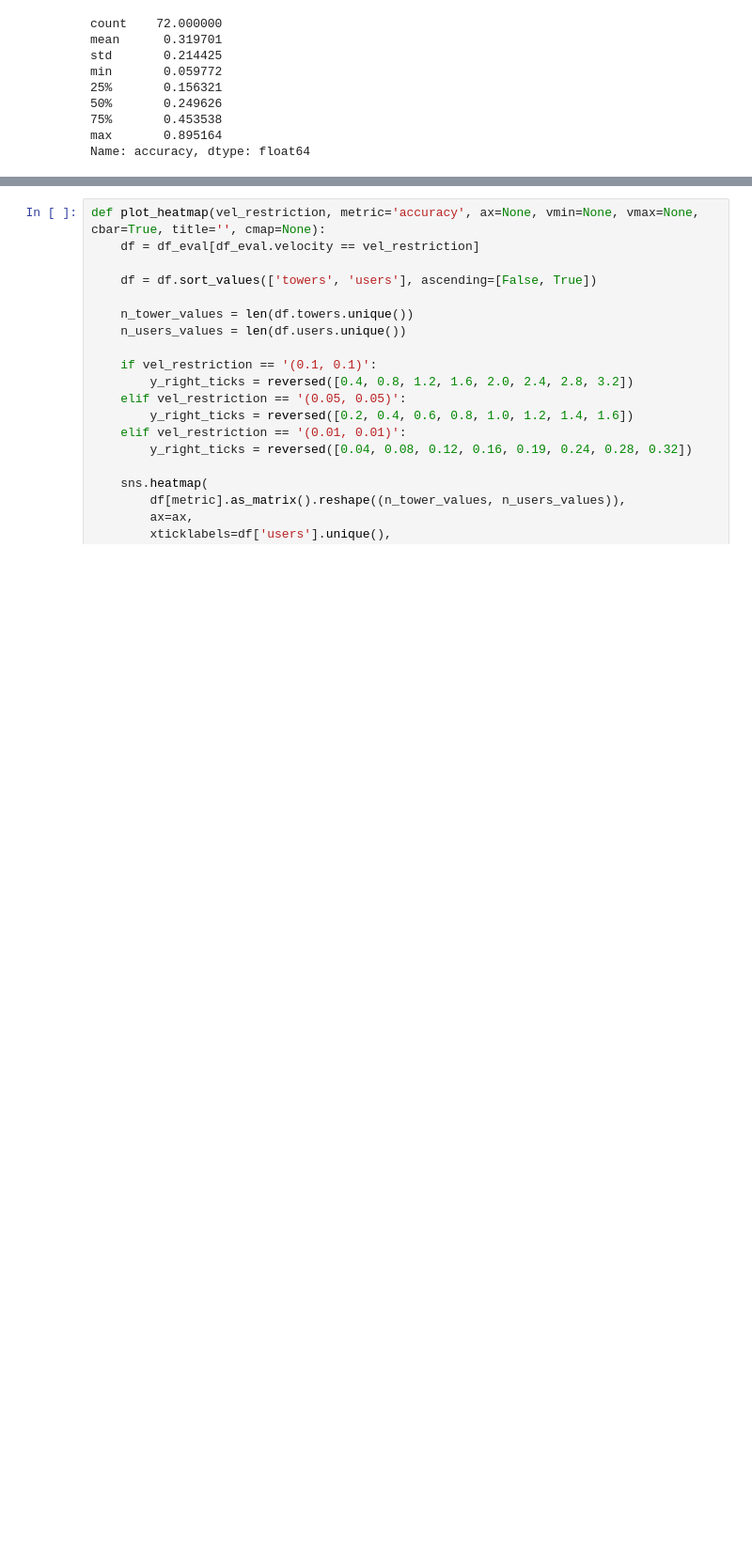
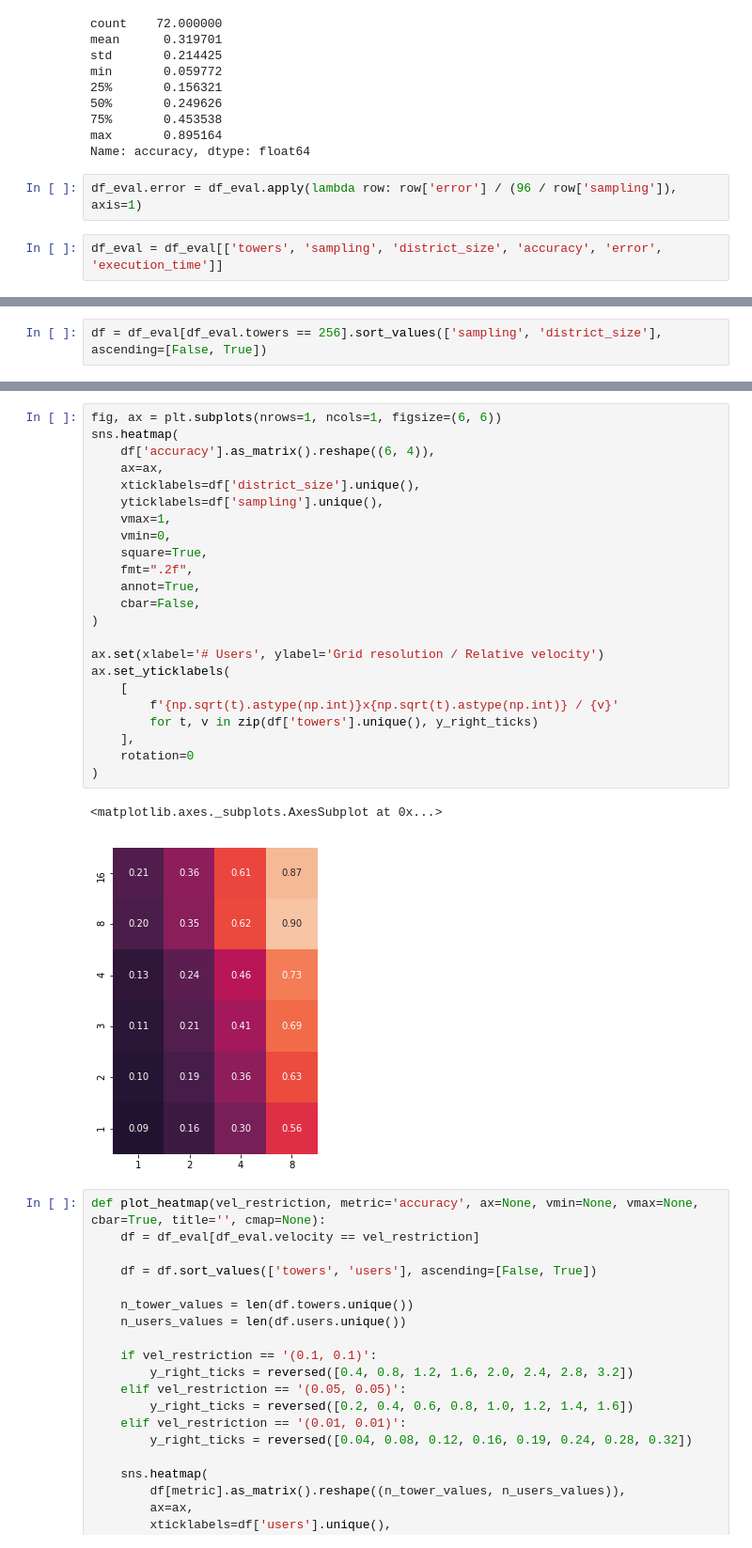
Before and after one commit to leopiney/tscf, a Jupyter notebook: evaluation-results-analysis.ipynb, the cells around one changed output, grey strips where cells are left out. Shown at 94% size. Saved outputs shown, nothing was run; the diff lists cells and outputs as text; blank space fills up the shorter version.

```diff
--- a/evaluation-results-analysis.ipynb
+++ b/evaluation-results-analysis.ipynb
@@ -36,4 +36,8 @@ min       0.059772
 75%       0.453538
 max       0.895164
 Name: accuracy, dtype: float64
+# %%
+df_eval.error = df_eval.apply(lambda row: row['error'] / (96 / row['sampling']), axis=1)
+# %%
+df_eval = df_eval[['towers', 'sampling', 'district_size', 'accuracy', 'error', 'execution_time']]
 # %%
@@ -40,0 +66,2 @@ df_eval.to_csv('evaluate_districts_summ.csv')
+# %%
+df = df_eval[df_eval.towers == 256].sort_values(['sampling', 'district_size'], ascending=[False, True])
@@ -41,3 +77,29 @@ df_eval.to_csv('evaluate_districts_summ.csv')
+# %%
+fig, ax = plt.subplots(nrows=1, ncols=1, figsize=(6, 6))
+sns.heatmap(
+    df['accuracy'].as_matrix().reshape((6, 4)),
+    ax=ax,
+    xticklabels=df['district_size'].unique(),
+    yticklabels=df['sampling'].unique(),
+    vmax=1,
+    vmin=0,
+    square=True,
+    fmt=".2f",
+    annot=True,
+    cbar=False,
+)
+
+ax.set(xlabel='# Users', ylabel='Grid resolution / Relative velocity')
+ax.set_yticklabels(
+    [
+        f'{np.sqrt(t).astype(np.int)}x{np.sqrt(t).astype(np.int)} / {v}'
+        for t, v in zip(df['towers'].unique(), y_right_ticks)
+    ],
+    rotation=0
+)
+# %% [output]
+<matplotlib.axes._subplots.AxesSubplot at 0x...>
+[figure, added]
 # %%
 def plot_heatmap(vel_restriction, metric='accuracy', ax=None, vmin=None, vmax=None, cbar=True, title='', cmap=None):
     df = df_eval[df_eval.velocity == vel_restriction]
```
Also changed, not shown: parts of 3 cells of this notebook, 2 other files.
